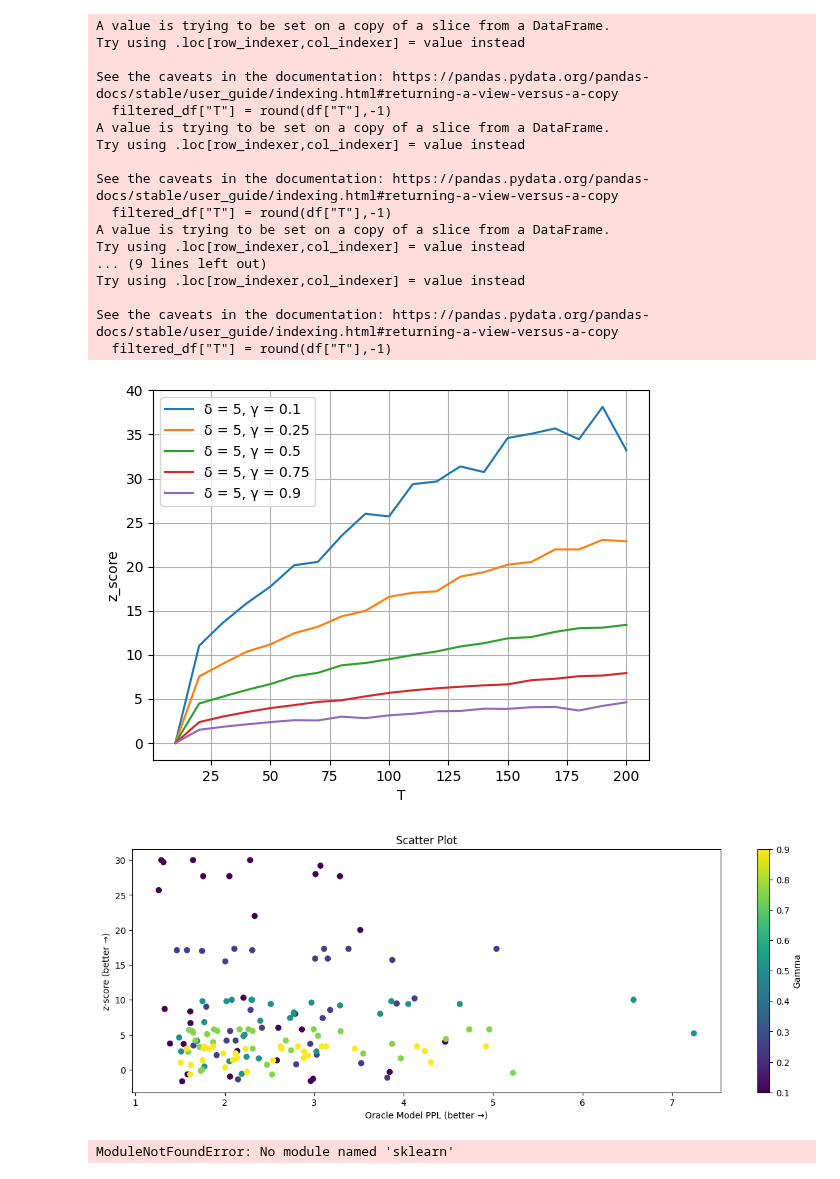
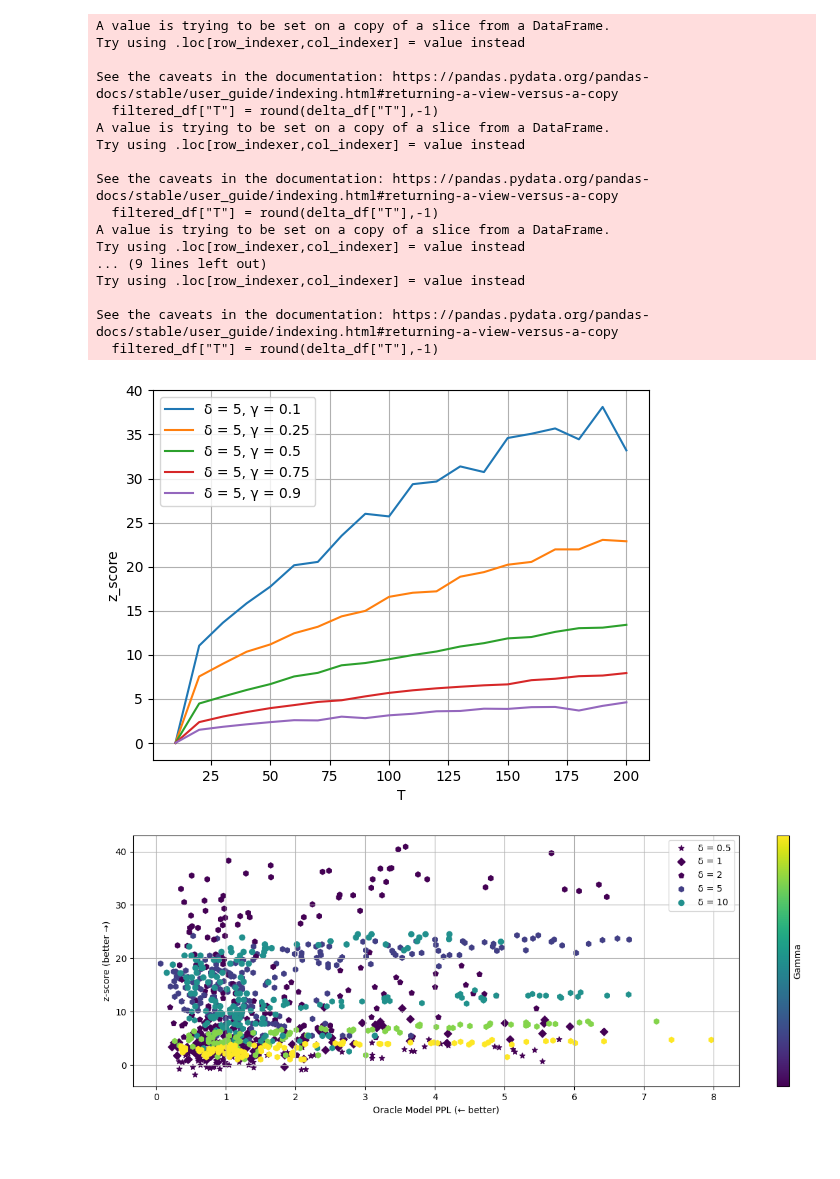
Before and after one commit to DameBr1An/Watermarked-LLM, a Jupyter notebook: plot.ipynb, the cells around one changed output. Cells and saved outputs as stored; diff of their text form; code cells hidden in the pictures; blank space fills up the shorter version.

```diff
--- a/plot.ipynb
+++ b/plot.ipynb
@@ -5,12 +5,13 @@ import matplotlib.pyplot as plt
 delta_list = [0.5,1,2,5,10]
 gamma_list =[0.1,0.25,0.5,0.75,0.9]
 # %%
-df = pd.read_csv('vis_fix_gamma.txt', delimiter=' ',header = None)
-df.columns = ["gamma","delta",'T', 'z', 'ppl']
+gamma_df = pd.read_csv('vis_fix_gamma.txt', delimiter=' ',header = None)
+gamma_df.columns = ["gamma","delta",'T', 'z', 'ppl']
+
 for i in delta_list:
-    filtered_df = df[(df.iloc[:, 1] == i) & (df.iloc[:, 0]== 0.25)]
+    filtered_df = gamma_df[(gamma_df['delta'] == i) & (gamma_df['gamma']== 0.25)]
     filtered_df.columns = ["gamma","delta",'T', 'z', 'ppl']
-    filtered_df["T"] = round(df["T"],-1)
+    filtered_df["T"] = round(gamma_df["T"],-1)
     grouped = filtered_df.groupby("T")
     filtered_df = grouped["z"].mean()
     filtered_df[0] = 0
@@ -20,7 +21,6 @@ for i in delta_list:
 
 plt.xlabel('T')
 plt.ylabel('z_score')
-plt.title('Plot with fixed γ')
 plt.legend()
 plt.grid(True)
 plt.show()
@@ -46,9 +46,10 @@ See the caveats in the documentation: https://pandas.pydata.org/pandas-docs/stab
 # %%
-df = pd.read_csv('vis_fix_delta.txt', delimiter=' ',header = None)
-df.columns = ["gamma","delta",'T', 'z', 'ppl']
+delta_df = pd.read_csv('vis_fix_delta.txt', delimiter=' ',header = None)
+delta_df.columns = ["gamma","delta",'T', 'z', 'ppl']
+
 for j in gamma_list:
-    filtered_df = df[(df.iloc[:, 1] == 5) & (df.iloc[:, 0]== j)]
-    filtered_df["T"] = round(df["T"],-1)
+    filtered_df = delta_df[(delta_df['delta'] == 5) & (delta_df['gamma']== j)]
+    filtered_df["T"] = round(delta_df["T"],-1)
     grouped = filtered_df.groupby("T")
     filtered_df = grouped["z"].mean()
     filtered_df[0] = 0
@@ -58,7 +59,6 @@ for j in gamma_list:
 
 plt.xlabel('T')
 plt.ylabel('z_score')
-plt.title('Plot with fixed δ')
 plt.legend()
 plt.grid(True)
 plt.show()
@@ -67,53 +67,48 @@ A value is trying to be set on a copy of a slice from a DataFrame.
 Try using .loc[row_indexer,col_indexer] = value instead
 
 See the caveats in the documentation: https://pandas.pydata.org/pandas-docs/stable/user_guide/indexing.html#returning-a-view-versus-a-copy
-  filtered_df["T"] = round(df["T"],-1)
+  filtered_df["T"] = round(delta_df["T"],-1)
 A value is trying to be set on a copy of a slice from a DataFrame.
 Try using .loc[row_indexer,col_indexer] = value instead
 
 See the caveats in the documentation: https://pandas.pydata.org/pandas-docs/stable/user_guide/indexing.html#returning-a-view-versus-a-copy
-  filtered_df["T"] = round(df["T"],-1)
+  filtered_df["T"] = round(delta_df["T"],-1)
 A value is trying to be set on a copy of a slice from a DataFrame.
 Try using .loc[row_indexer,col_indexer] = value instead
 ... (9 lines left out)
 Try using .loc[row_indexer,col_indexer] = value instead
 
 See the caveats in the documentation: https://pandas.pydata.org/pandas-docs/stable/user_guide/indexing.html#returning-a-view-versus-a-copy
-  filtered_df["T"] = round(df["T"],-1)
+  filtered_df["T"] = round(delta_df["T"],-1)
 [figure]
 # %%
+import numpy as np
+
+df = pd.concat([gamma_df, delta_df], axis=0)
+
 gamma = df.iloc[:, 0]
 delta = df.iloc[:, 1]
 T= df.iloc[:, 2]
 z_score = df.iloc[:, 3]
 ppl = df.iloc[:, 4]
 
 fig = plt.figure(figsize=(15,5))
-plt.scatter(ppl, z_score, c=gamma, cmap='viridis')
+shape = ["*",'D', "p", 'h', 'o']
 
-cbar = plt.colorbar()
-cbar.set_label('Gamma')
+delta_list = [0.5,1,2,5,10]
+gamma_list =[0.1,0.25,0.5,0.75,0.9]
+for i in range(5):
+    filtered_df = df[(df.iloc[:, 1] == delta_list[i])]
+    x = filtered_df.iloc[:, 4]
+    y = filtered_df.iloc[:, 3]
+    plt.scatter(x, y, c=filtered_df.iloc[:, 0], cmap='viridis', label='δ = {}'.format(delta_list[i]),marker=shape[i])
 
-plt.xlabel('Oracle Model PPL (better →)')
+cbar = plt.colorbar(ticks=np.linspace(0, 100, 10), label = 'Gamma')
+
+plt.xlabel('Oracle Model PPL (← better)')
 plt.ylabel('z-score (better →)')
-plt.title('Scatter Plot')
+plt.grid()
+plt.legend()
 plt.show()
 # %% [output]
-[figure, old version]
+[figure, new version]
-# %%
-from sklearn.metrics import roc_curve, auc
-fpr, tpr, _ = roc_curve(y_test, y_scores)
-roc_auc = auc(fpr, tpr)
-# 绘制 ROC 曲线
-plt.figure()
-plt.plot(fpr, tpr, color='darkorange', lw=2, label='ROC curve (area = %0.2f)' % roc_auc)
-plt.plot([0, 1], [0, 1], color='navy', lw=2, linestyle='--')
-plt.xlim([0.0, 1.0])
-plt.ylim([0.0, 1.05])
-plt.xlabel('False Positive Rate')
-plt.ylabel('True Positive Rate')
-plt.title('Receiver Operating Characteristic')
-plt.legend(loc="lower right")
-plt.show()
-# %% [output]
-ModuleNotFoundError: No module named 'sklearn'
```
Also changed, not shown: parts of 2 cells of this notebook, 5 other files.
